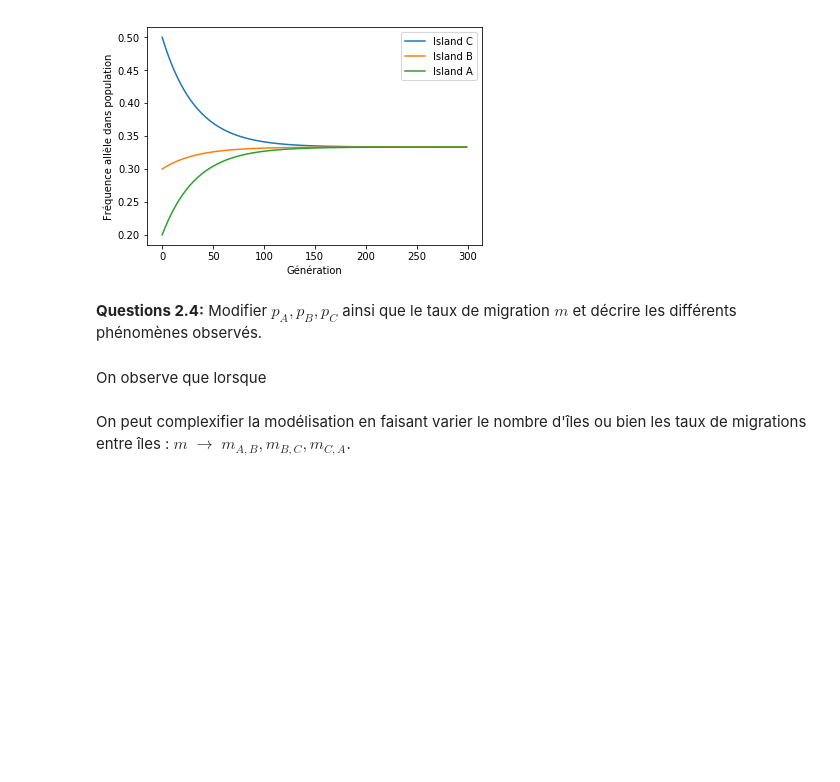
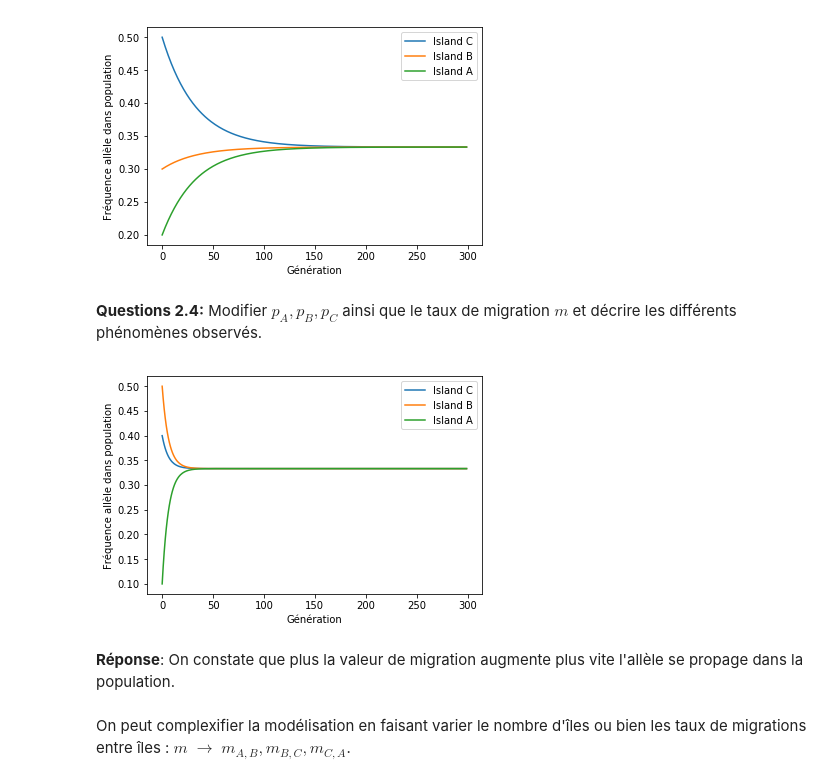
Before and after one commit to TheLinao/ARE-dynamique, a Jupyter notebook: Sujet_Dynamique_Population_Etud.ipynb, the cells around one changed output. Cells and saved outputs as stored; diff of their text form; code cells hidden in the pictures; blank space fills up the shorter version.

```diff
--- a/Sujet_Dynamique_Population_Etud.ipynb
+++ b/Sujet_Dynamique_Population_Etud.ipynb
@@ -272,8 +272,30 @@ plot_genetics(M,p)
 [figure]
 # %% [markdown]
 **Questions 2.4:** Modifier $p_A,p_B,p_C$ ainsi que le taux de migration $m$ et décrire les différents phénomènes observés.
-# %% [markdown]
-On observe que lorsque
+# %%
+p = {'A' : 0.4,
+    'B' : 0.5,
+    'C' : 0.1
+    }
+
+m = 0.05
+n = 300
+
+M = genetics_n_migrations(p,m,n)
+
+def plot_genetics(M,p):
+    plt.figure()
+    plt.plot(M)
+    plt.legend(["Island "+i for i in p])
+    plt.xlabel("Génération")
+    plt.ylabel("Fréquence allèle dans population")
+    plt.show()
+    return
+plot_genetics(M,p)
+# %% [output]
+[figure, added]
+# %% [markdown]
+**Réponse**: On constate que plus la valeur de migration augmente plus vite l'allèle se propage dans la population.
 # %% [markdown]
 On peut complexifier la modélisation en faisant varier le nombre d'îles ou bien les taux de migrations entre îles : $m$ $\rightarrow$ $m_{A,B}, m_{B,C}, m_{C,A}$.
 # %% [markdown]
```
Also changed, not shown: parts of 1 cell of this notebook.
